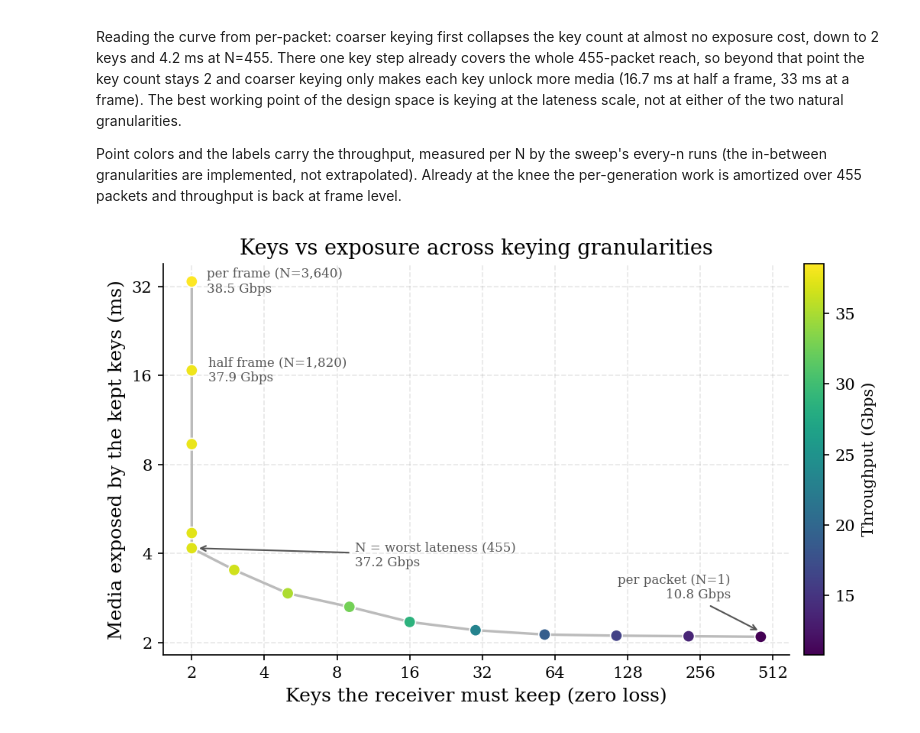
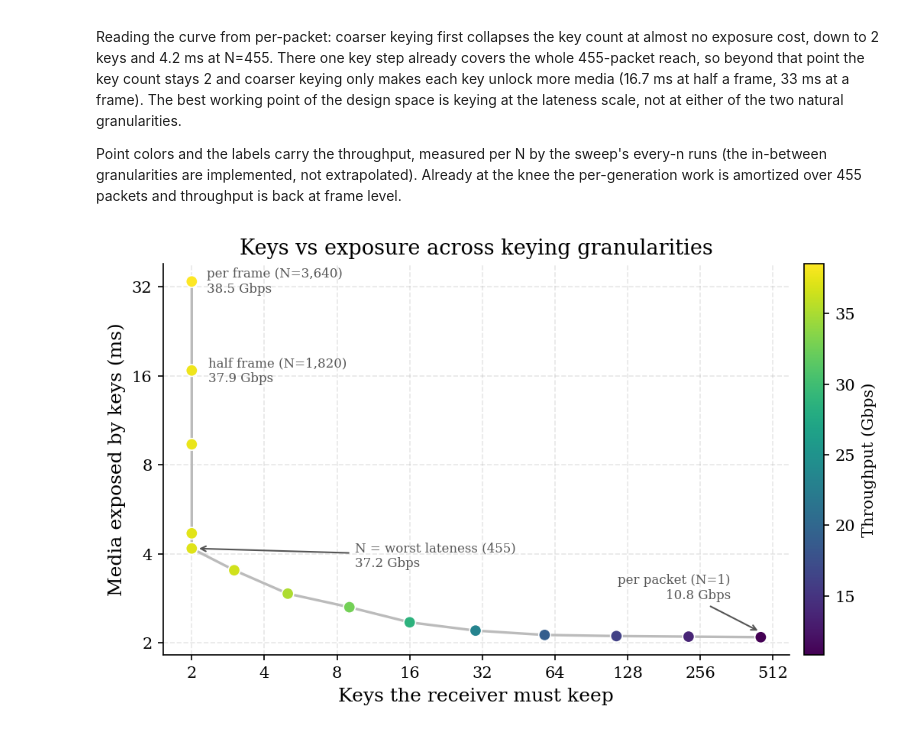
Before and after one commit to spring-epfl/SafeCast, a Jupyter notebook: figures_from_benches.ipynb, the cells around one changed output. Saved outputs shown, nothing was run; the diff lists cells and outputs as text; code cells hidden in the pictures.

Commit message:
figure labels update

```diff
--- a/figures_from_benches.ipynb
+++ b/figures_from_benches.ipynb
@@ -1714,33 +1714,33 @@ cbar.set_label('Throughput (Gbps)', fontsize=10)
 
 # labels on the notable points
 ax.annotate(f'per packet (N=1)\n{gbps(1):.1f} Gbps', xy=(keys[0], exposure_ms[0] * 1.04),
             xytext=(keys[0] * 0.75, exposure_ms[0] * 1.35), fontsize=8, ha='right',
             color='#555', arrowprops=dict(arrowstyle='->', color='#555', lw=1))
 ax.annotate(f'per frame (N=3,640)\n{gbps(PPF):.1f} Gbps', xy=(keys[-1], exposure_ms[-1]),
             xytext=(keys[-1] * 1.15, exposure_ms[-1]), fontsize=8, va='center',
             color='#555')
 ax.annotate(f'half frame (N=1,820)\n{gbps(PPF // 2):.1f} Gbps', xy=(2, PPF * spacing_ms), xytext=(2.35, PPF * spacing_ms),
             fontsize=8, va='center', color='#555')
 ax.annotate(f'N = worst lateness (455)\n{gbps(L):.1f} Gbps',
             xy=(2.08, 2 * L * spacing_ms), xytext=(9.5, 4.4),
             fontsize=8, va='top', color='#555',
             arrowprops=dict(arrowstyle='->', color='#555', lw=1))
 
 ax.set_xscale('log')
 ax.set_yscale('log')
 ax.set_xticks([2, 4, 8, 16, 32, 64, 128, 256, 512])
 ax.set_xticklabels(['2', '4', '8', '16', '32', '64', '128', '256', '512'])
 ax.set_yticks([2, 4, 8, 16, 32])
 ax.set_yticklabels(['2', '4', '8', '16', '32'])
 ax.xaxis.set_minor_locator(ticker.NullLocator())
 ax.yaxis.set_minor_locator(ticker.NullLocator())
-ax.set_xlabel('Keys the receiver must keep (zero loss)')
-ax.set_ylabel('Media exposed by the kept keys (ms)')
+ax.set_xlabel('Keys the receiver must keep')
+ax.set_ylabel('Media exposed by keys (ms)')
 ax.set_title('Keys vs exposure across keying granularities')
 
 plt.tight_layout()
 plt.savefig(FIGURES_DIR / 'fig14_fs_tradeoff.pdf')
 plt.savefig(FIGURES_DIR / 'fig14_fs_tradeoff.png')
 plt.show()
 # %% [output]
-[figure, old version]
+[figure, new version]
```
Also changed, not shown: 2 other files.
